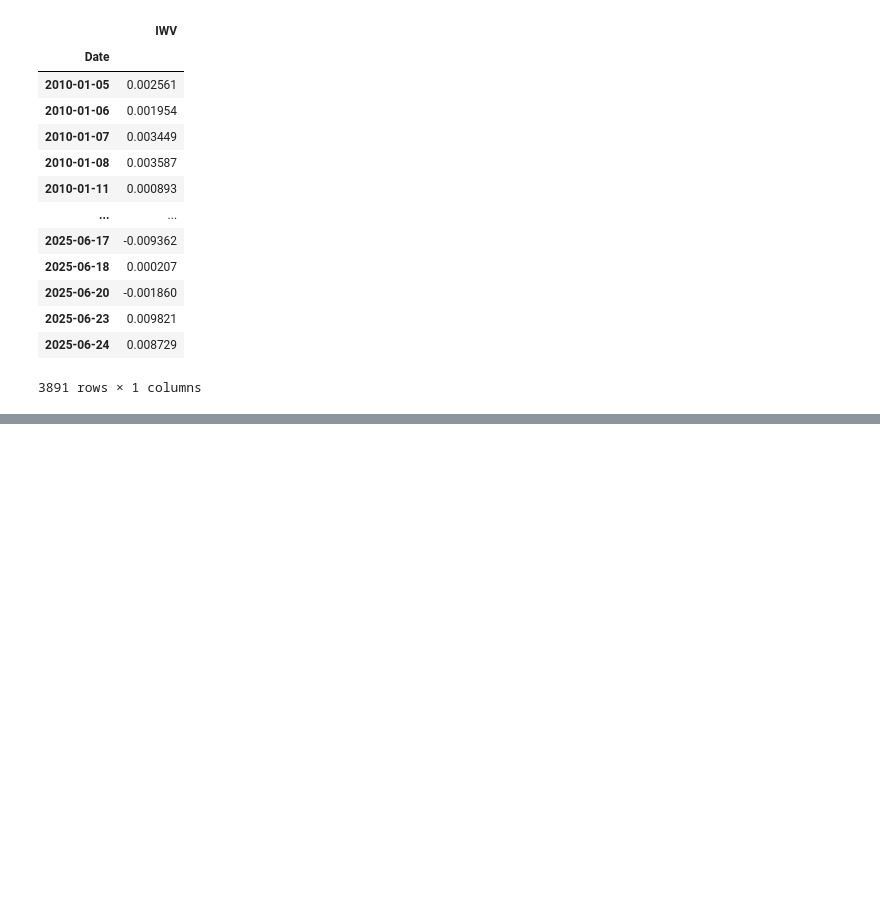
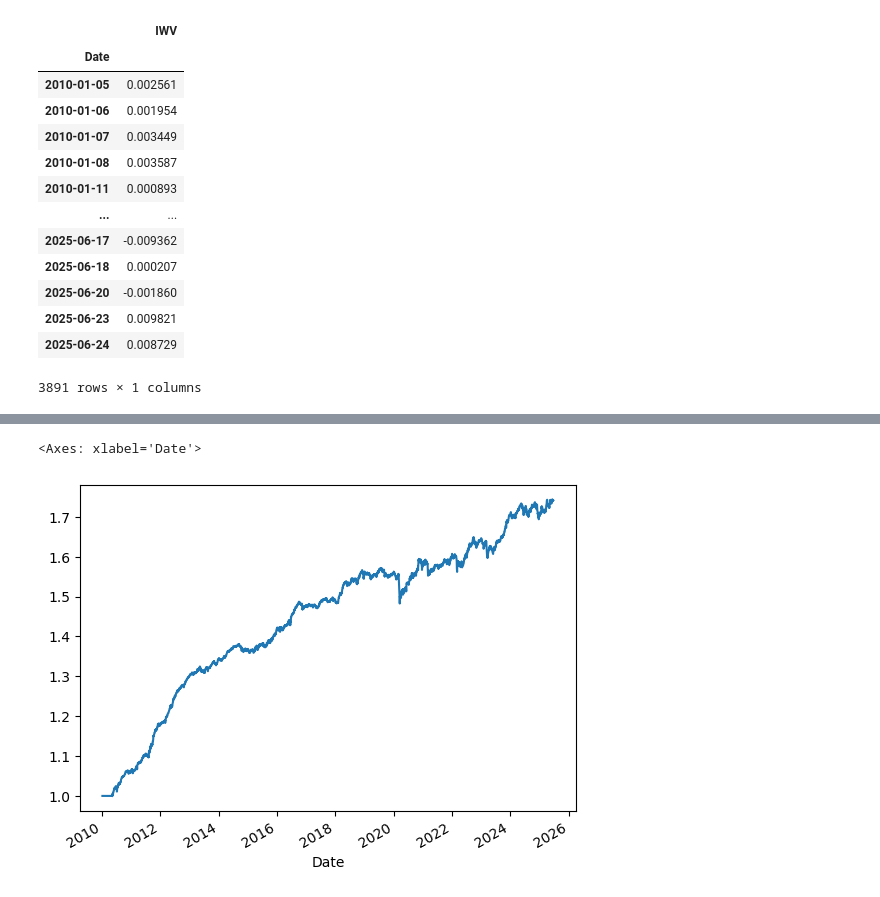
Before and after one commit to YunhoJeonKor/Residual-momentum, a Jupyter notebook: Final_file.ipynb, the cells around one changed output, grey strips where cells are left out. Drawn from its saved outputs; the diff is of its cells as text; code cells hidden in the pictures; blank space fills up the shorter version.

```diff
--- a/Final_file.ipynb
+++ b/Final_file.ipynb
@@ -926,0 +1124,18 @@ market_returns
+# %%
+def compute_rolling_betas(df_rets, market_series, window):
+    """
+    df_rets: (T×N) DataFrame of 자산 i 수익률
+    market_series: (T,) Series of 시장 수익률 (e.g. IWV)
+    window: int, rolling 윈도우 길이 (예: 60)
+    returns: (T×N) DataFrame of rolling betas
+    """
+    # 1) 자산-시장 공분산 행렬: shape (T, N)
+    cov = df_rets.rolling(window).cov(market_series)
+
+    # 2) 시장 분산: shape (T,)
+    var = market_series.rolling(window).var()
+
+    # 3) beta 계산: 각 시점 t에서 cov[t,i] / var[t]
+    betas = cov.div(var, axis=0)
+    return betas
+betas = compute_rolling_betas(df_rets, market_returns['IWV'], 60)
@@ -926,0 +1289,7 @@ market_returns
+# %%
+strategy_returns = (w_neu.shift(1) * df_rets).sum(axis=1)
+# %%
+(1+strategy_returns).cumprod().plot()
+# %% [output]
+<Axes: xlabel='Date'>
+[figure, added]
```
Also changed, not shown: parts of 40 cells of this notebook.
